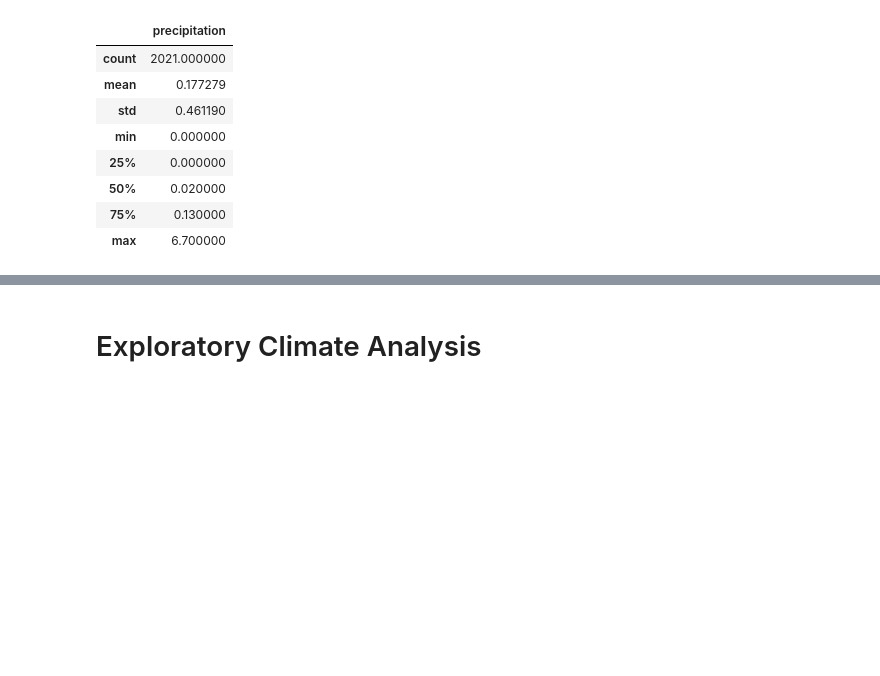
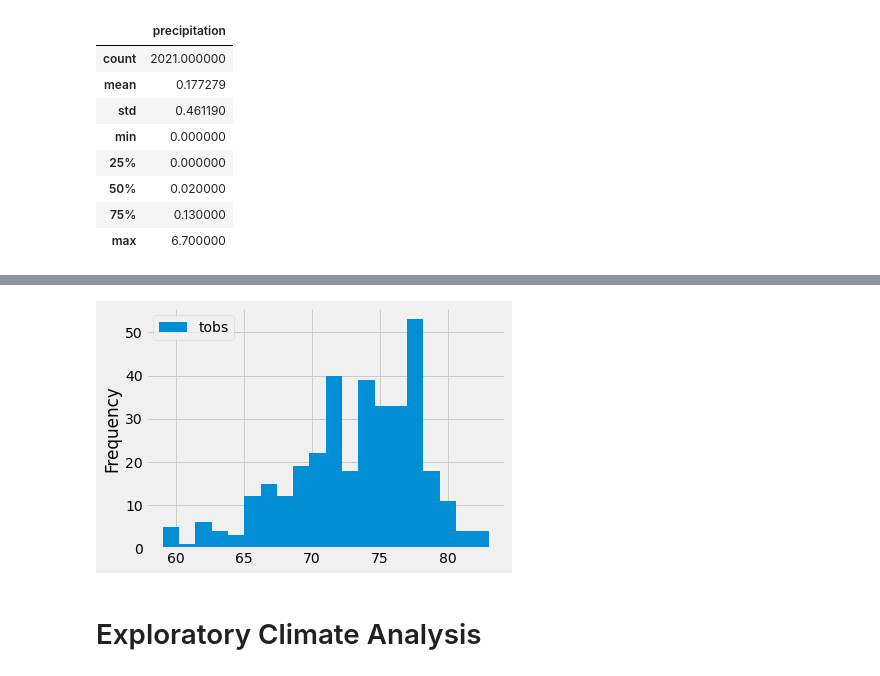
Before and after one commit to rneff1701/surfs_up, a Jupyter notebook: climate_analysis.ipynb, the cells around one changed output, grey strips where cells are left out. Drawn from its saved outputs; the diff is of its cells as text; code cells hidden in the pictures; blank space fills up the shorter version.

```diff
--- a/climate_analysis.ipynb
+++ b/climate_analysis.ipynb
@@ -124,3 +181,8 @@ df.describe()
+# %%
+df.plot.hist(bins=20)
+plt.tight_layout()
+# %% [output]
+[figure, added]
 # %%
 # reflect an existing database into a new model
 
```
Also changed, not shown: parts of 7 cells of this notebook.
